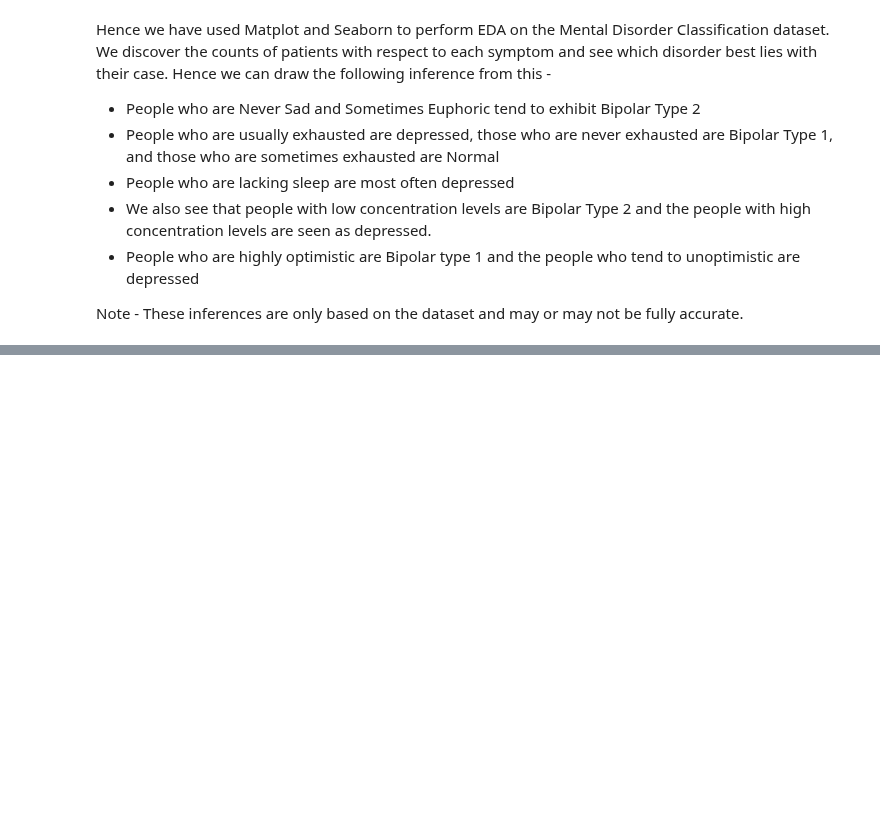
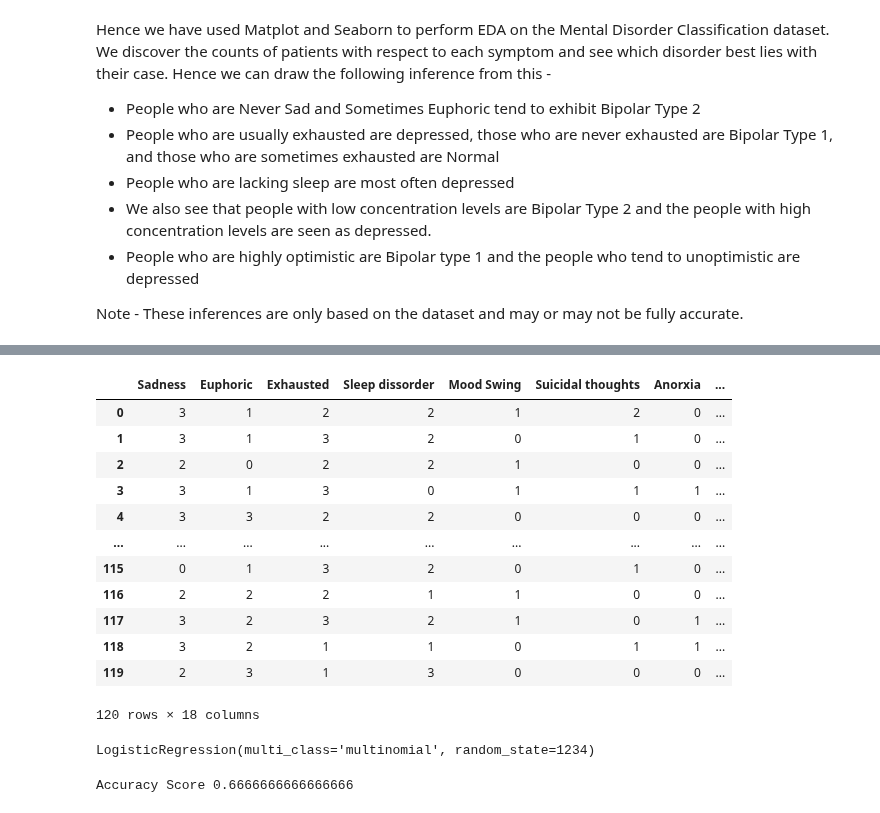
Before and after one commit to manavbillimoria/Mental-Disorder-Classification, a Jupyter notebook: mental_disorder_classification.ipynb, the cells around one changed output, grey strips where cells are left out. Saved outputs shown, nothing was run; the diff lists cells and outputs as text; code cells hidden in the pictures; blank space fills up the shorter version.

```diff
--- a/mental_disorder_classification.ipynb
+++ b/mental_disorder_classification.ipynb
@@ -138,0 +154,22 @@ Note - These inferences are only based on the dataset and may or may not be full
+# %%
+newdata=data.copy()
+encode = ['Sadness', 'Euphoric', 'Exhausted', 'Sleep dissorder', 'Mood Swing',
+       'Suicidal thoughts', 'Anorxia', 'Authority Respect', 'Try-Explanation',
+       'Aggressive Response', 'Ignore & Move-On', 'Nervous Break-down',
+       'Admit Mistakes', 'Overthinking','Expert Diagnose']
+newdata[encode] = newdata[encode].apply(le.fit_transform)
+newdata
+# %% [output]
+|  | Sadness | Euphoric | Exhausted | Sleep dissorder | Mood Swing | Suicidal thoughts | Anorxia | ... |
+| 0 | 3 | 1 | 2 | 2 | 1 | 2 | 0 | ... |
+| 1 | 3 | 1 | 3 | 2 | 0 | 1 | 0 | ... |
+| 2 | 2 | 0 | 2 | 2 | 1 | 0 | 0 | ... |
+| 3 | 3 | 1 | 3 | 0 | 1 | 1 | 1 | ... |
+| 4 | 3 | 3 | 2 | 2 | 0 | 0 | 0 | ... |
+| ... | ... | ... | ... | ... | ... | ... | ... | ... |
+| 115 | 0 | 1 | 3 | 2 | 0 | 1 | 0 | ... |
+| 116 | 2 | 2 | 2 | 1 | 1 | 0 | 0 | ... |
+| 117 | 3 | 2 | 3 | 2 | 1 | 0 | 1 | ... |
+| 118 | 3 | 2 | 1 | 1 | 0 | 1 | 1 | ... |
+| 119 | 2 | 3 | 1 | 3 | 0 | 0 | 0 | ... |
+120 rows × 18 columns
@@ -138,0 +183,8 @@ Note - These inferences are only based on the dataset and may or may not be full
+# %%
+LogR = LogisticRegression(random_state=1234,multi_class='multinomial')
+LogR.fit(x_train,y_train)
+
+# rf=RandomForestClassifier(n_estimators=100,random_state=42)
+# rf.fit(x_train,y_train)
+# %% [output]
+LogisticRegression(multi_class='multinomial', random_state=1234)
@@ -138,0 +194,4 @@ Note - These inferences are only based on the dataset and may or may not be full
+# %%
+print("Accuracy Score",accuracy_score(y_test,ypred))
+# %% [output]
+Accuracy Score 0.6666666666666666
```
Also changed, not shown: parts of 9 cells of this notebook, 1 other file.
